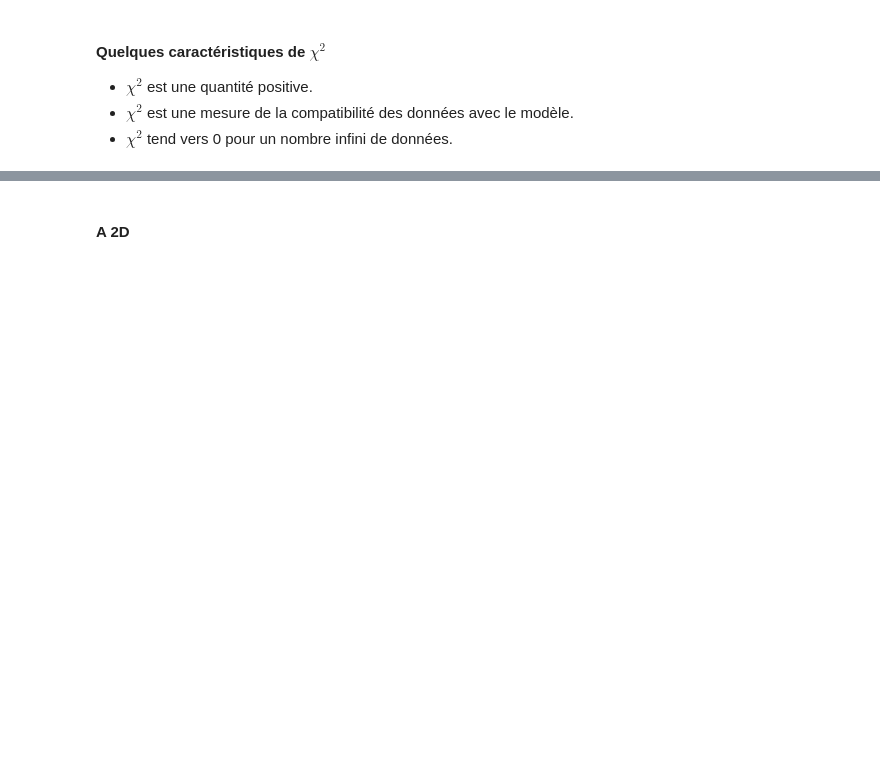
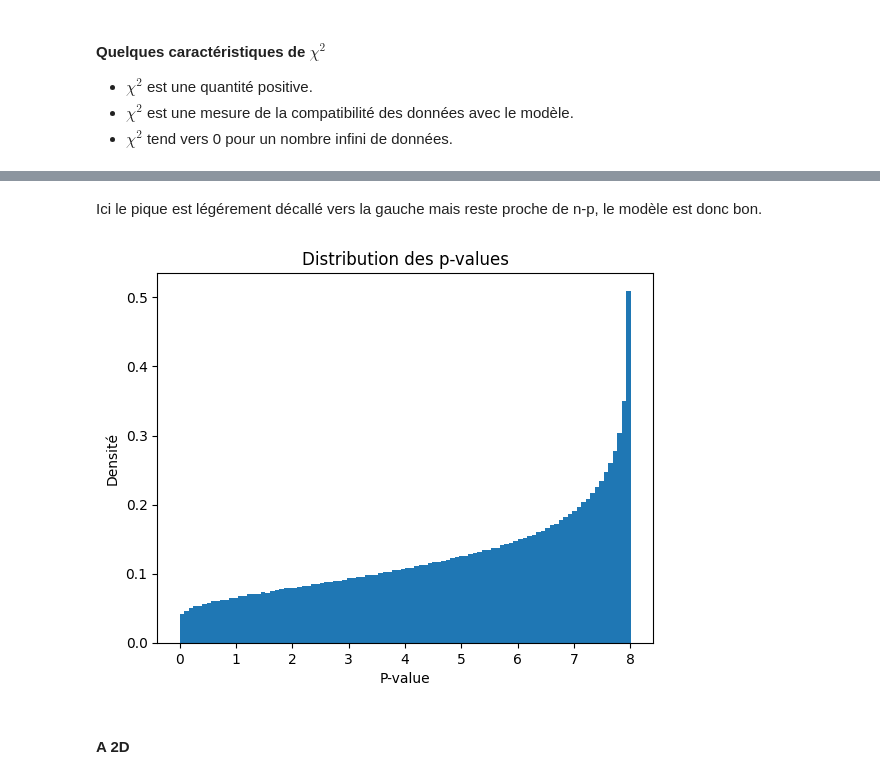
Before and after one commit to ostix360/Machine_Learning_S4, a Jupyter notebook: ToyMC.ipynb, the cells around one changed output, grey strips where cells are left out. Saved outputs shown, nothing was run; the diff lists cells and outputs as text; code cells hidden in the pictures; blank space fills up the shorter version.

```diff
--- a/ToyMC.ipynb
+++ b/ToyMC.ipynb
@@ -405,3 +426,20 @@ On a plusieurs cas de figure, on considère n le nombre de données et p le nomb
+# %% [markdown]
+Ici le pique est légérement décallé vers la gauche mais reste proche de n-p, le modèle est donc bon.
+# %%
+# Distribution des p-values
+
+p_values = []
+for chi2_ in chi2:
+    mask = np.ma.array(chi2, mask=chi2_ > chi2)
+    p_values.append(mask.sum()/len(mask))
+
+plt.hist(p_values, bins=100, density=True)
+plt.xlabel('P-value')
+plt.ylabel('Densité')
+plt.title('Distribution des p-values')
+plt.show()
+# %% [output]
+[figure, added]
 # %% [markdown]
 #### A 2D
 # %%
```
Also changed, not shown: parts of 16 cells of this notebook.
